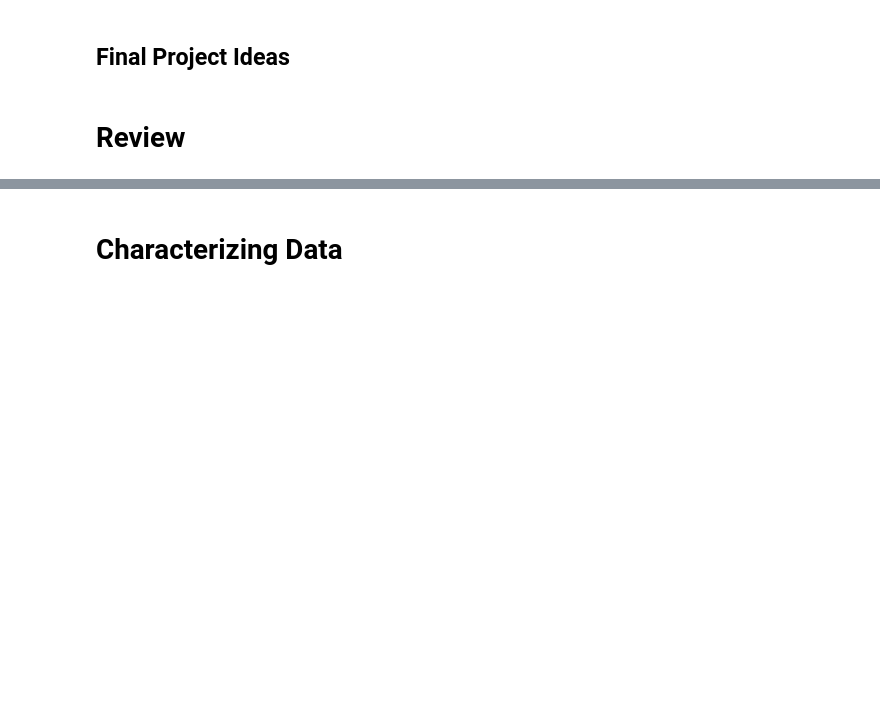
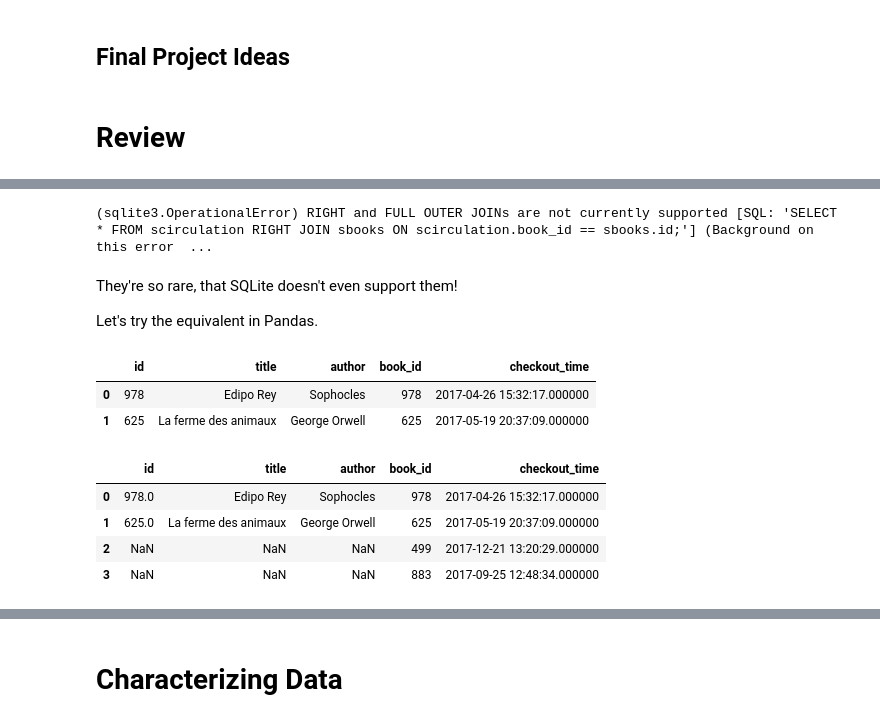
Before and after one commit to organisciak/Scripting-Course, a Jupyter notebook: slides/06-visualization.ipynb, the cells around one changed output, grey strips where cells are left out. Saved outputs shown, nothing was run; the diff lists cells and outputs as text; code cells hidden in the pictures; blank space fills up the shorter version.

```diff
--- a/slides/06-visualization.ipynb
+++ b/slides/06-visualization.ipynb
@@ -18,0 +91,29 @@ import pandas as pd
+# %%
+%%sql sqlite:///../data/circulation.sqlite
+SELECT * FROM scirculation RIGHT JOIN sbooks ON scirculation.book_id == sbooks.id;
+# %% [output]
+(sqlite3.OperationalError) RIGHT and FULL OUTER JOINs are not currently supported [SQL: 'SELECT * FROM scirculation RIGHT JOIN sbooks ON scirculation.book_id == sbooks.id;'] (Background on this error  ...
+# %% [markdown]
+They're so rare, that SQLite doesn't even support them!
+
+Let's try the equivalent in Pandas.
+# %%
+sample_books.merge(sample_circ,
+                   left_on='id',
+                   right_on='book_id',
+                   how='inner')
+# %% [output]
+|  | id | title | author | book_id | checkout_time |
+| 0 | 978 | Edipo Rey | Sophocles | 978 | 2017-04-26 15:32:17.000000 |
+| 1 | 625 | La ferme des animaux | George Orwell | 625 | 2017-05-19 20:37:09.000000 |
+# %%
+sample_books.merge(sample_circ,
+                   left_on='id',
+                   right_on='book_id',
+                   how='right')
+# %% [output]
+|  | id | title | author | book_id | checkout_time |
+| 0 | 978.0 | Edipo Rey | Sophocles | 978 | 2017-04-26 15:32:17.000000 |
+| 1 | 625.0 | La ferme des animaux | George Orwell | 625 | 2017-05-19 20:37:09.000000 |
+| 2 | NaN | NaN | NaN | 499 | 2017-12-21 13:20:29.000000 |
+| 3 | NaN | NaN | NaN | 883 | 2017-09-25 12:48:34.000000 |
```
Also changed, not shown: parts of 28 cells of this notebook, 9 other files.
